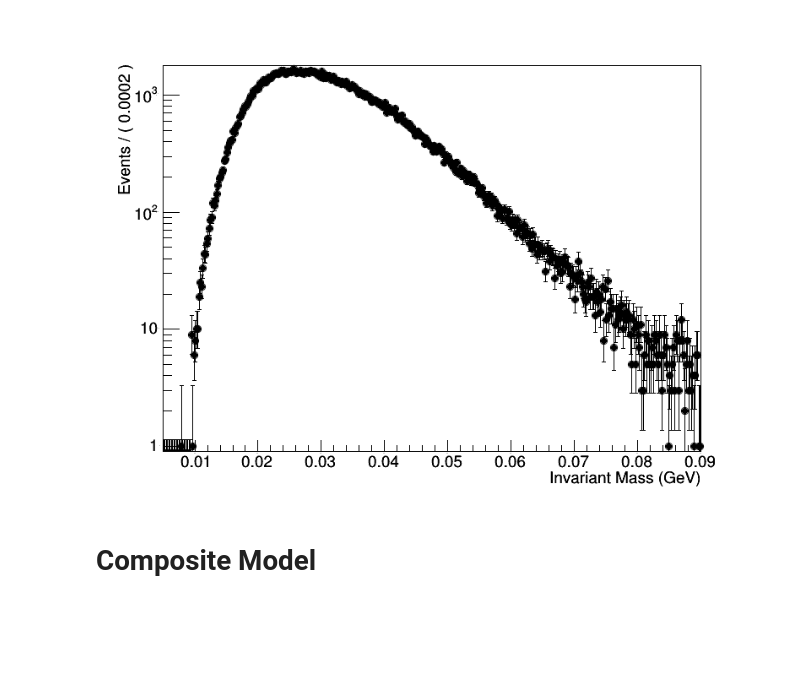
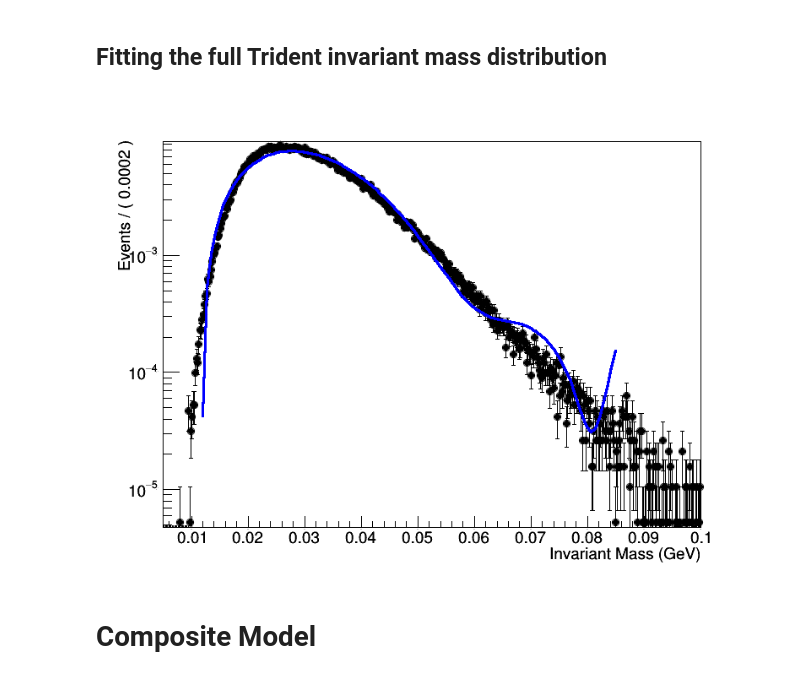
Before and after one commit to omar-moreno/hps-analysis, a Jupyter notebook: python/notebooks/bump_hunt_toy_fitter.ipynb, the cells around one changed output. Cells and saved outputs as stored; diff of their text form; code cells hidden in the pictures; blank space fills up the shorter version.

Commit message:
Add fit to full trident invariant mass distribution.

```diff
--- a/python/notebooks/bump_hunt_toy_fitter.ipynb
+++ b/python/notebooks/bump_hunt_toy_fitter.ipynb
@@ -14,25 +14,62 @@ file_path = "/home/omoreno/work/hps/plots/engrun2015/pass3/1pt05_mc/tridents/rad
 
 # Open the ROOT file and get the Trident invariant mass histogram
 root_file = r.TFile(file_path)
-
-# Create a data histogram that is compatible with RooFit
-invariant_mass = r.RooRealVar("Invariant Mass", "Invariant Mass (GeV)", 0.005, 0.09)
-arg_list = r.RooArgList(invariant_mass)
-histogram_data = r.RooDataHist("invariant_mass_data", "invariant_mass_data", arg_list, root_file.Get("invariant mass"))
-
-# Get the frame that will be used in plotting
-plot = invariant_mass.frame()
-
-# Plot the histogram data
-histogram_data.plotOn(plot)
-
-# Draw the frame
-plot.Draw()
-plot.SetTitle("")
-canvas.SetLogy()
-canvas
-# %% [output]
-[figure, removed]
+# %% [markdown]
+## Fitting the full Trident invariant mass distribution
+# %%
+# Get the Trident invariant mass histogram from the file
+histo = root_file.Get("invariant mass")
+
+canvas.Clear()
+
+# Start by normalizing the distribution to 1.  This is required so the RooFit
+# fit actually works
+histo.Sumw2()
+histo.Scale(1/histo.Integral())
+
+# Create a data histogram that is compatible with RooFit
+invariant_mass = r.RooRealVar("Invariant Mass", "Invariant Mass (GeV)", 0.005, 0.1)
+arg_list = r.RooArgList(invariant_mass)
+histogram_data = r.RooDataHist("invariant_mass_data", "invariant_mass_data", arg_list, histo)
+
+# Variables used to define polynomials
+a = []
+
+a.append(r.RooRealVar("t1", "t1", 0, -10, 10))
+a.append(r.RooRealVar("t2", "t2", 0, -10, 10))
+a.append(r.RooRealVar("t3", "t3", 0, -10, 10))
+a.append(r.RooRealVar("t4", "t4", 0, -10, 10))
+a.append(r.RooRealVar("t5", "t5", 0, -10, 10))
+a.append(r.RooRealVar("t6", "t6", 0, -10, 10))
+a.append(r.RooRealVar("t7", "t7", 0, -10, 10))
+#a.append(r.RooRealVar("t8", "t8", 0, -100, 100))
+#a.append(r.RooRealVar("t9", "t9", 0, -100, 100))
+
+arg_list = r.RooArgList()
+
+for a_val in a : arg_list.add(a_val)
+
+invariant_mass.setRange("full_range", 0.012, 0.085)
+
+#model = r.RooPolynomial("model", "model", invariant_mass,  arg_list)
+model = r.RooChebychev("model", "model", invariant_mass,  arg_list)
+
+model.fitTo(histogram_data, r.RooFit.Range("full_range"))
+
+# Get the frame that will be used in plotting
+plot = invariant_mass.frame()
+
+# Plot the histogram data
+histogram_data.plotOn(plot)
+model.plotOn(plot)
+
+# Draw the frame
+plot.Draw()
+plot.SetTitle("")
+canvas.SetLogy()
+canvas
+# %% [output]
+[figure, added]
 # %% [markdown]
 # Composite Model
 # %%
```
Also changed, not shown: parts of 3 cells of this notebook.
